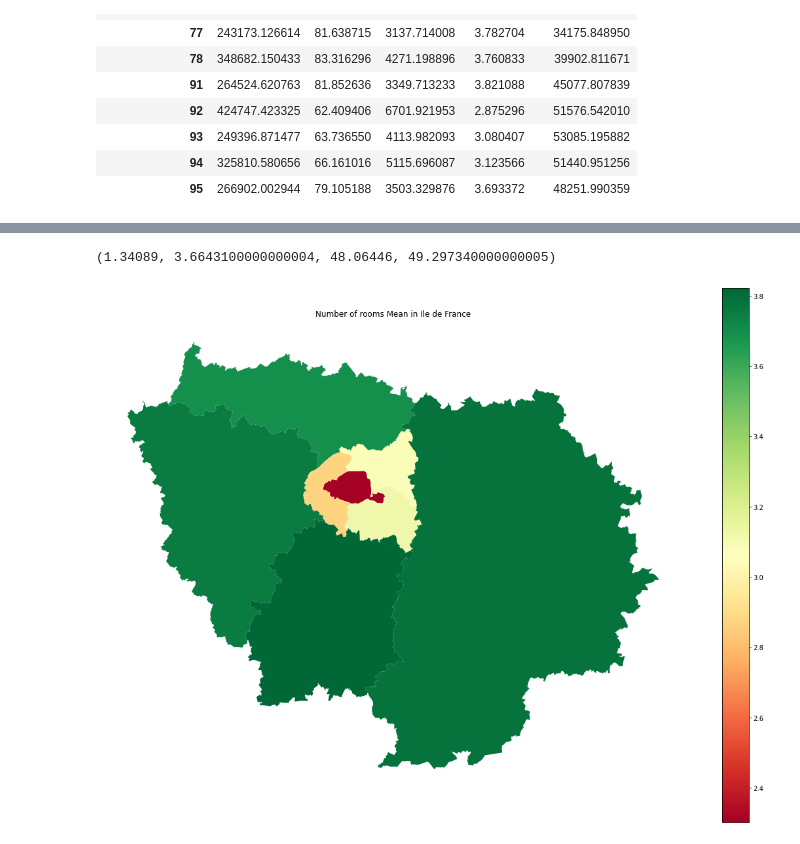
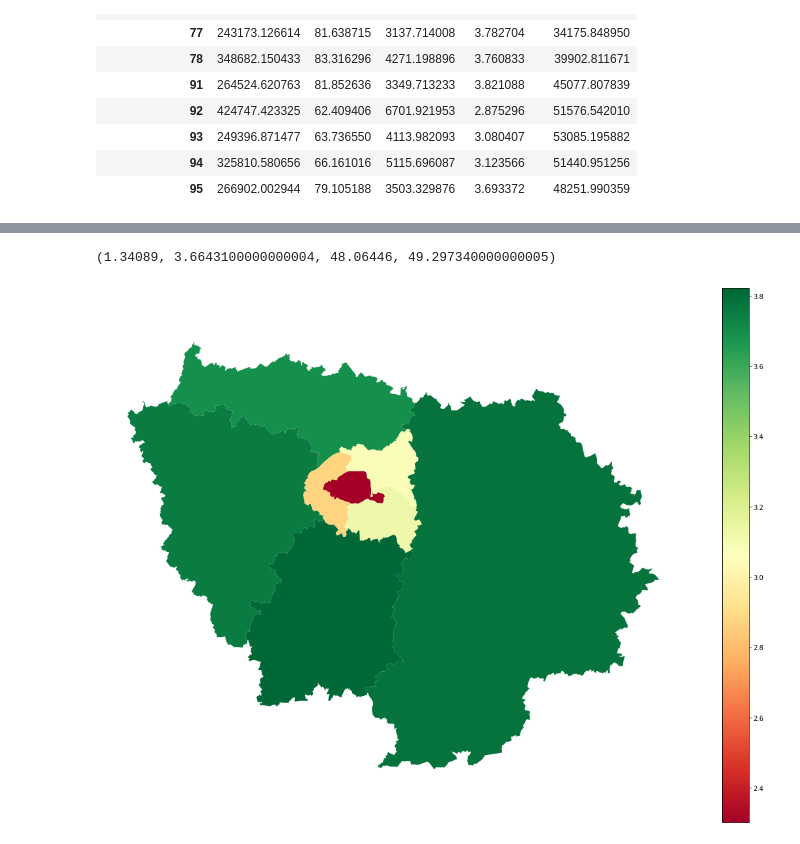
Before and after one commit to Sebastiao199/datathon_realestate, a Jupyter notebook: geojsonfiles_analysis.ipynb, the cells around one changed output, grey strips where cells are left out. Cells and saved outputs as stored; diff of their text form; code cells hidden in the pictures.

```diff
--- a/geojsonfiles_analysis.ipynb
+++ b/geojsonfiles_analysis.ipynb
@@ -267,10 +267,10 @@ plt.axis('off')
 # %%
 final_geo.plot(column="nr_rooms", cmap='RdYlGn', legend=True, k=10, figsize=(20, 15))
-plt.title('Number of rooms Mean in Ile de France')
+# plt.title('Number of rooms Mean in Ile de France')
 plt.axis('off')
 # %% [output]
 (1.34089, 3.6643100000000004, 48.06446, 49.297340000000005)
-[figure, old version]
+[figure, new version]
 # %%
 final_geo.to_csv('final_geo.csv')
 # %%
```
Also changed, not shown: parts of 5 cells of this notebook.
